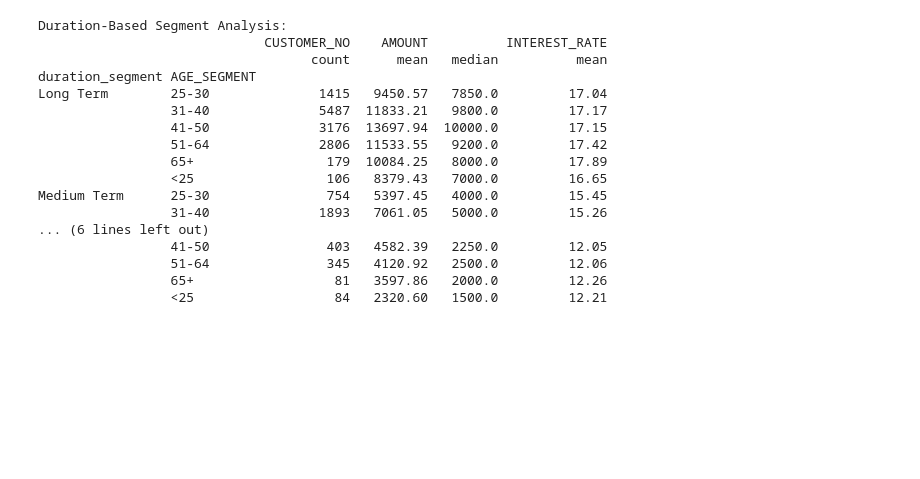
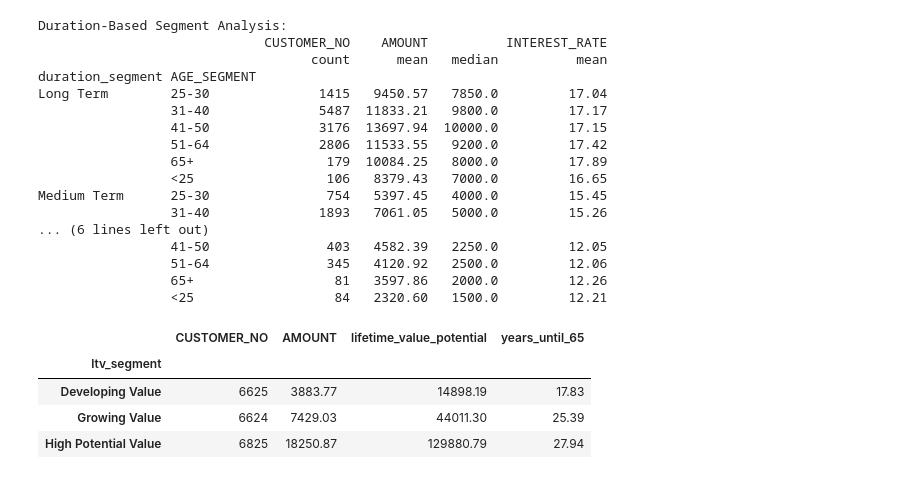
Before and after one commit to Ismat-Samadov/yelo_DataAnalyst, a Jupyter notebook: Data Analyst Technical Assignment.ipynb, the cells around one changed output. Drawn from its saved outputs; the diff is of its cells as text; code cells hidden in the pictures; blank space fills up the shorter version.

```diff
--- a/Data Analyst Technical Assignment.ipynb
+++ b/Data Analyst Technical Assignment.ipynb
@@ -1469,3 +1469,36 @@ Medium Term      25-30               754   5397.45   4000.0         15.45
                  51-64               345   4120.92   2500.0         12.06
                  65+                  81   3597.86   2000.0         12.26
                  <25                  84   2320.60   1500.0         12.21
+# %%
+# calculate potential lifetime value based on age and loan patterns
+df['years_until_65'] = 65 - df['AGE']
+
+# estimate potential future loans
+df['potential_future_loans'] = (df['years_until_65'] / 3).clip(0)  # Assuming avg 3 years between loans
+df['lifetime_value_potential'] = df['AMOUNT'] * (1 + df['potential_future_loans'] * 0.7)  # 0.7 probability factor
+
+# create LTV segments
+def get_ltv_segment(value):
+    if value < df['lifetime_value_potential'].quantile(0.33):
+        return 'Developing Value'
+    elif value < df['lifetime_value_potential'].quantile(0.66):
+        return 'Growing Value'
+    else:
+        return 'High Potential Value'
+
+df['ltv_segment'] = df['lifetime_value_potential'].apply(get_ltv_segment)
+
+# analyze LTV segments
+ltv_analysis = df.groupby('ltv_segment').agg({
+    'CUSTOMER_NO': 'count',
+    'AMOUNT': 'mean',
+    'lifetime_value_potential': 'mean',
+    'years_until_65': 'mean'
+}).round(2)
+ltv_analysis
+# %% [output]
+|  | CUSTOMER_NO | AMOUNT | lifetime_value_potential | years_until_65 |
+| ltv_segment |  |  |  |  |
+| Developing Value | 6625 | 3883.77 | 14898.19 | 17.83 |
+| Growing Value | 6624 | 7429.03 | 44011.30 | 25.39 |
+| High Potential Value | 6825 | 18250.87 | 129880.79 | 27.94 |
```
Also changed, not shown: parts of 1 cell of this notebook.
